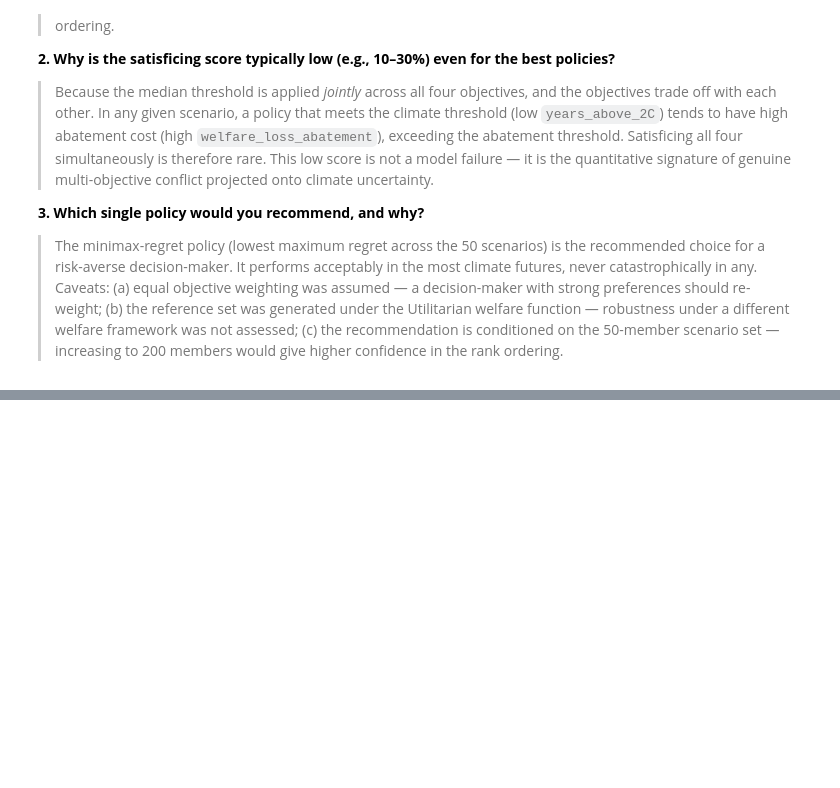
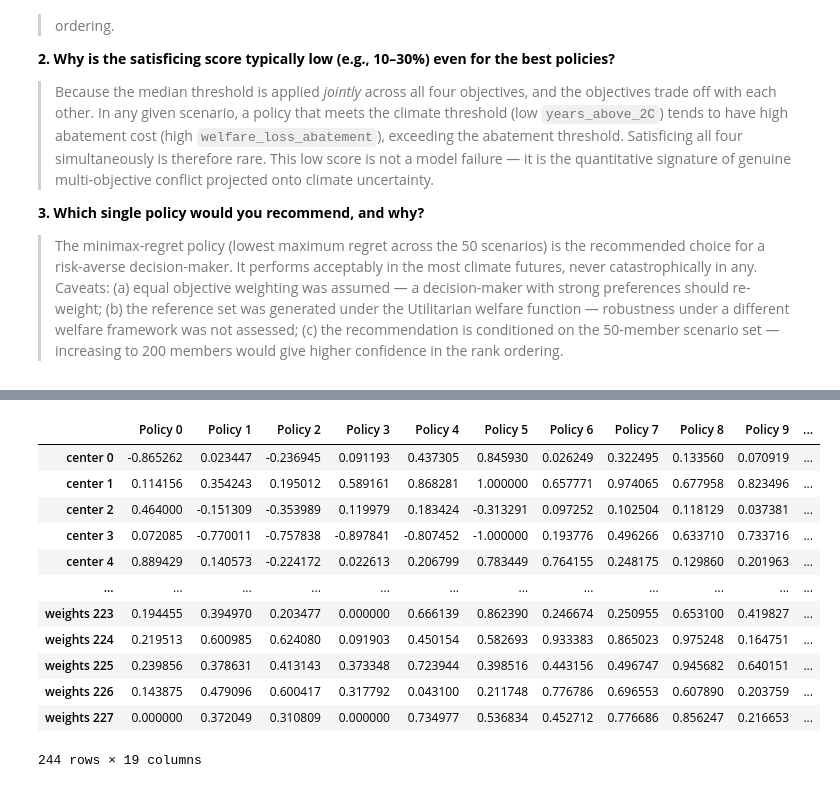
Before and after one commit to finnmaingay-hub/epa141a, a Jupyter notebook: assignments_ema/assignment_08_robustness_finn_01_06.ipynb, the cells around one changed output, grey strips where cells are left out. Saved outputs shown, nothing was run; the diff lists cells and outputs as text; code cells hidden in the pictures; blank space fills up the shorter version.

```diff
--- a/assignments_ema/assignment_08_robustness_finn_01_06.ipynb
+++ b/assignments_ema/assignment_08_robustness_finn_01_06.ipynb
@@ -787,0 +1061,23 @@ A risk-averse decision-maker prefers this policy because, *under any of the 50 c
+# %%
+# Toon de levers van alle 19 policies netjes naast elkaar
+levers_overzicht = ref_set[LEVER_COLS].transpose()
+
+# Geef de kolommen duidelijke namen (Policy 0 t/m Policy 18) — NU MET 'for i in'
+levers_overzicht.columns = [f"Policy {i}" for i in range(len(ref_set))]
+
+# Toon de tabel
+levers_overzicht
+# %% [output]
+|  | Policy 0 | Policy 1 | Policy 2 | Policy 3 | Policy 4 | Policy 5 | Policy 6 | Policy 7 | Policy 8 | Policy 9 | ... |
+| center 0 | -0.865262 | 0.023447 | -0.236945 | 0.091193 | 0.437305 | 0.845930 | 0.026249 | 0.322495 | 0.133560 | 0.070919 | ... |
+| center 1 | 0.114156 | 0.354243 | 0.195012 | 0.589161 | 0.868281 | 1.000000 | 0.657771 | 0.974065 | 0.677958 | 0.823496 | ... |
+| center 2 | 0.464000 | -0.151309 | -0.353989 | 0.119979 | 0.183424 | -0.313291 | 0.097252 | 0.102504 | 0.118129 | 0.037381 | ... |
+| center 3 | 0.072085 | -0.770011 | -0.757838 | -0.897841 | -0.807452 | -1.000000 | 0.193776 | 0.496266 | 0.633710 | 0.733716 | ... |
+| center 4 | 0.889429 | 0.140573 | -0.224172 | 0.022613 | 0.206799 | 0.783449 | 0.764155 | 0.248175 | 0.129860 | 0.201963 | ... |
+| ... | ... | ... | ... | ... | ... | ... | ... | ... | ... | ... | ... |
+| weights 223 | 0.194455 | 0.394970 | 0.203477 | 0.000000 | 0.666139 | 0.862390 | 0.246674 | 0.250955 | 0.653100 | 0.419827 | ... |
+| weights 224 | 0.219513 | 0.600985 | 0.624080 | 0.091903 | 0.450154 | 0.582693 | 0.933383 | 0.865023 | 0.975248 | 0.164751 | ... |
+| weights 225 | 0.239856 | 0.378631 | 0.413143 | 0.373348 | 0.723944 | 0.398516 | 0.443156 | 0.496747 | 0.945682 | 0.640151 | ... |
+| weights 226 | 0.143875 | 0.479096 | 0.600417 | 0.317792 | 0.043100 | 0.211748 | 0.776786 | 0.696553 | 0.607890 | 0.203759 | ... |
+| weights 227 | 0.000000 | 0.372049 | 0.310809 | 0.000000 | 0.734977 | 0.536834 | 0.452712 | 0.776686 | 0.856247 | 0.216653 | ... |
+244 rows × 19 columns
```
Also changed, not shown: parts of 4 cells of this notebook.
